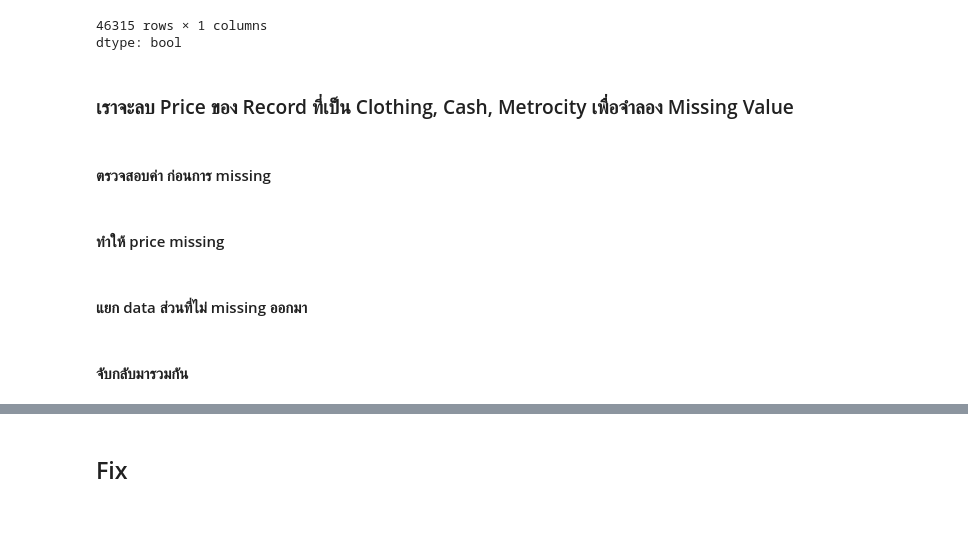
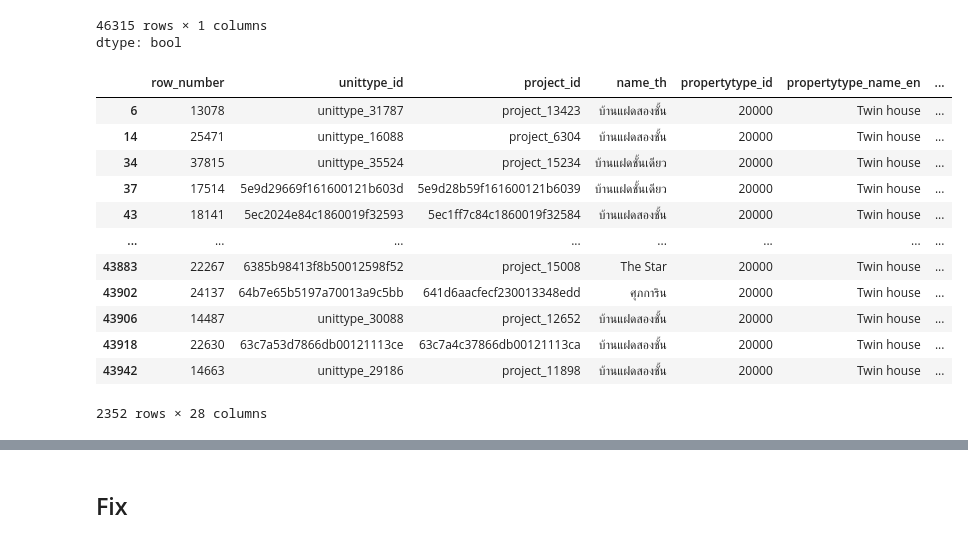
Before and after one commit to Natkitta252603/bsc_dpdm24, a Jupyter notebook: Chapter3_Data_Preprocessing.ipynb, the cells around one changed output, grey strips where cells are left out. Cells and saved outputs as stored; diff of their text form; code cells hidden in the pictures.

```diff
--- a/Chapter3_Data_Preprocessing.ipynb
+++ b/Chapter3_Data_Preprocessing.ipynb
@@ -107,3 +240,39 @@ dtype: bool
 -mean หลังเติมด้วยค่าเฉลี่ย กลุ่ม 1 column
 
 -mean หลังเติมด้วยค่าเฉลี่ย กลุ่ม 2 columns
+# %%
+# prompt: เติมด้วยค่าเฉลี่ยกลุ่ม
+# # *   mean หลังเติมด้วยค่าเฉลี่ยกลุ่ม 1 column
+# # *   mean หลังเติมด้วยค่าเฉลี่ยกลุ่ม 2 columns
+
+# Group data by 'propertytype_name_th' and calculate the mean of 'area_total_min_wa' for each group
+grouped_mean_area = unit_type_data.groupby('propertytype_name_th')['area_total_min_wa'].mean()
+
+# Fill NaN values in 'area_total_min_wa' with the corresponding group means
+unit_type_data['area_total_min_wa'] = unit_type_data.apply(
+    lambda row: grouped_mean_area[row['propertytype_name_th']] if pd.isnull(row['area_total_min_wa']) else row['area_total_min_wa'],
+    axis=1
+)
+
+# Calculate and print the mean of 'area_total_min_wa' after filling with group means
+mean_area_after_grouped_fill = unit_type_data['area_total_min_wa'].mean()
+print(f"Mean of 'area_total_min_wa' after filling with group means (1 column): {mean_area_after_grouped_fill:.2f}")
+
+# Group data by 'propertytype_name_th' and 'count_room_bed' and calculate the mean of 'area_total_min_wa' for each group
+grouped_mean_area_2cols = unit_type_data.groupby(['propertytype_name_th', 'count_room_bed'])['area_total_min_wa'].mean()
+
+# Reset the index of grouped_mean_area_2cols for easier lookup
+grouped_mean_area_2cols = grouped_mean_area_2cols.reset_index()
+
+# Merge the grouped mean values back into the original DataFrame
+unit_type_data = pd.merge(unit_type_data, grouped_mean_area_2cols, on=['propertytype_name_th', 'count_room_bed'], how='left', suffixes=('', '_grouped'))
+
+# Fill the original 'area_total_min_wa' with the grouped mean where it was originally NaN
+unit_type_data['area_total_min_wa'] = np.where(unit_type_data['area_total_min_wa'].isnull(), unit_type_data['area_total_min_wa_grouped'], unit_type_data['area_total_min_wa'])
+
+# Remove the temporary 'area_total_min_wa_grouped' column
+unit_type_data = unit_type_data.drop('area_total_min_wa_grouped', axis=1)
+
+# Calculate and print the mean of 'area_total_min_wa' after filling with group means
+mean_area_after_grouped_fill_2cols = unit_type_data['area_total_min_wa'].mean()
+print(f"Mean of 'area_total_min_wa' after filling with group means (2 columns): {mean_area_after_grouped_fill_2cols:.2f}")
@@ -311,14 +483,18 @@ unit_type_data_dup.duplicated()
 46315 rows × 1 columns
 dtype: bool
 # %%
-unit_type_data_dup
+unit_type_data_dup[unit_type_data_dup.duplicated()]
+# %% [output]
+|  | row_number | unittype_id | project_id | name_th | propertytype_id | propertytype_name_en | ... |
+| 6 | 13078 | unittype_31787 | project_13423 | บ้านแฝดสองชั้น | 20000 | Twin house | ... |
+| 14 | 25471 | unittype_16088 | project_6304 | บ้านแฝดสองชั้น | 20000 | Twin house | ... |
+| 34 | 37815 | unittype_35524 | project_15234 | บ้านแฝดชั้นเดียว | 20000 | Twin house | ... |
+| 37 | 17514 | 5e9d29669f161600121b603d | 5e9d28b59f161600121b6039 | บ้านแฝดชั้นเดียว | 20000 | Twin house | ... |
+| 43 | 18141 | 5ec2024e84c1860019f32593 | 5ec1ff7c84c1860019f32584 | บ้านแฝดสองชั้น | 20000 | Twin house | ... |
+| ... | ... | ... | ... | ... | ... | ... | ... |
+| 43883 | 22267 | 6385b98413f8b50012598f52 | project_15008 | The Star | 20000 | Twin house | ... |
+| 43902 | 24137 | 64b7e65b5197a70013a9c5bb | 641d6aacfecf230013348edd | ศุภการิน | 20000 | Twin house | ... |
+| 43906 | 14487 | unittype_30088 | project_12652 | บ้านแฝดสองชั้น | 20000 | Twin house | ... |
+| 43918 | 22630 | 63c7a53d7866db00121113ce | 63c7a4c37866db00121113ca | บ้านแฝดสองชั้น | 20000 | Twin house | ... |
+| 43942 | 14663 | unittype_29186 | project_11898 | บ้านแฝดสองชั้น | 20000 | Twin house | ... |
+2352 rows × 28 columns
-# %% [markdown]
-### เราจะลบ Price ของ Record ที่เป็น Clothing, Cash, Metrocity เพื่อจำลอง Missing Value
-# %% [markdown]
-#### ตรวจสอบค่า ก่อนการ missing
-# %% [markdown]
-#### ทำให้ price missing
-# %% [markdown]
-#### แยก data ส่วนที่ไม่ missing ออกมา
-# %% [markdown]
-#### จับกลับมารวมกัน
```
Also changed, not shown: parts of 29 cells of this notebook.
